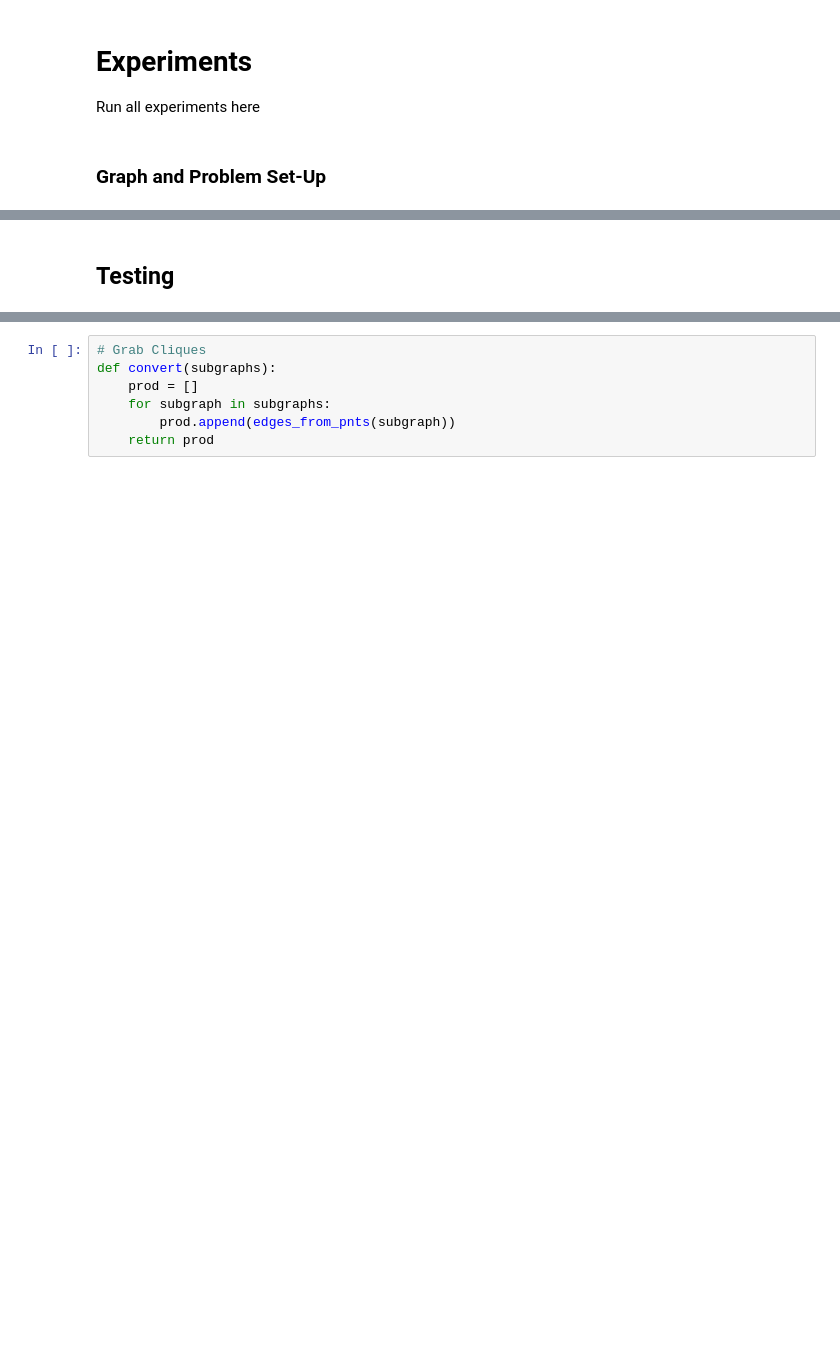
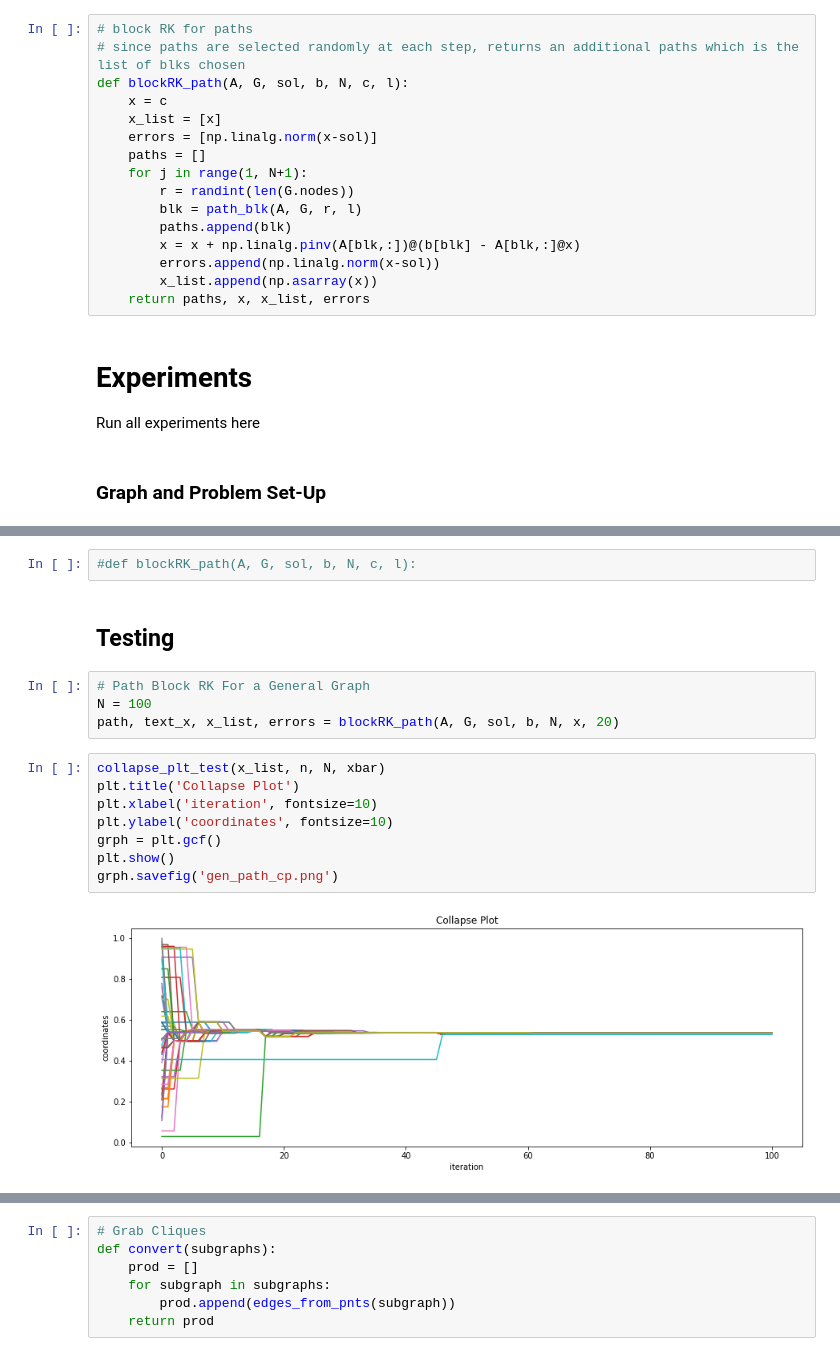
Before and after one commit to jamiehadd/AC-Kaczmarz, a Jupyter notebook: Block RK Methods - Working Copy.ipynb, the cells around one changed output, grey strips where cells are left out. Drawn from its saved outputs; the diff is of its cells as text; blank space fills up the shorter version.

```diff
--- a/Block RK Methods - Working Copy.ipynb
+++ b/Block RK Methods - Working Copy.ipynb
@@ -203,3 +337,19 @@ def blocks_from_cliques(G, A):
+# %%
+# block RK for paths
+# since paths are selected randomly at each step, returns an additional paths which is the list of blks chosen
+def blockRK_path(A, G, sol, b, N, c, l):
+    x = c
+    x_list = [x]
+    errors = [np.linalg.norm(x-sol)]
+    paths = []
+    for j in range(1, N+1):
+        r = randint(len(G.nodes))
+        blk = path_blk(A, G, r, l)
+        paths.append(blk)
+        x = x + np.linalg.pinv(A[blk,:])@(b[blk] - A[blk,:]@x)
+        errors.append(np.linalg.norm(x-sol))
+        x_list.append(np.asarray(x))
+    return paths, x, x_list, errors
 # %% [markdown]
 # Experiments
 Run all experiments here
@@ -266,2 +435,18 @@ array([[0.54577893],
+# %%
+#def blockRK_path(A, G, sol, b, N, c, l):
 # %% [markdown]
 ## Testing
+# %%
+# Path Block RK For a General Graph
+N = 100
+path, text_x, x_list, errors = blockRK_path(A, G, sol, b, N, x, 20)
+# %%
+collapse_plt_test(x_list, n, N, xbar)
+plt.title('Collapse Plot')
+plt.xlabel('iteration', fontsize=10)
+plt.ylabel('coordinates', fontsize=10)
+grph = plt.gcf()
+plt.show()
+grph.savefig('gen_path_cp.png')
+# %% [output]
+[figure, added]
```
Also changed, not shown: parts of 57 cells of this notebook, 1 other file.
